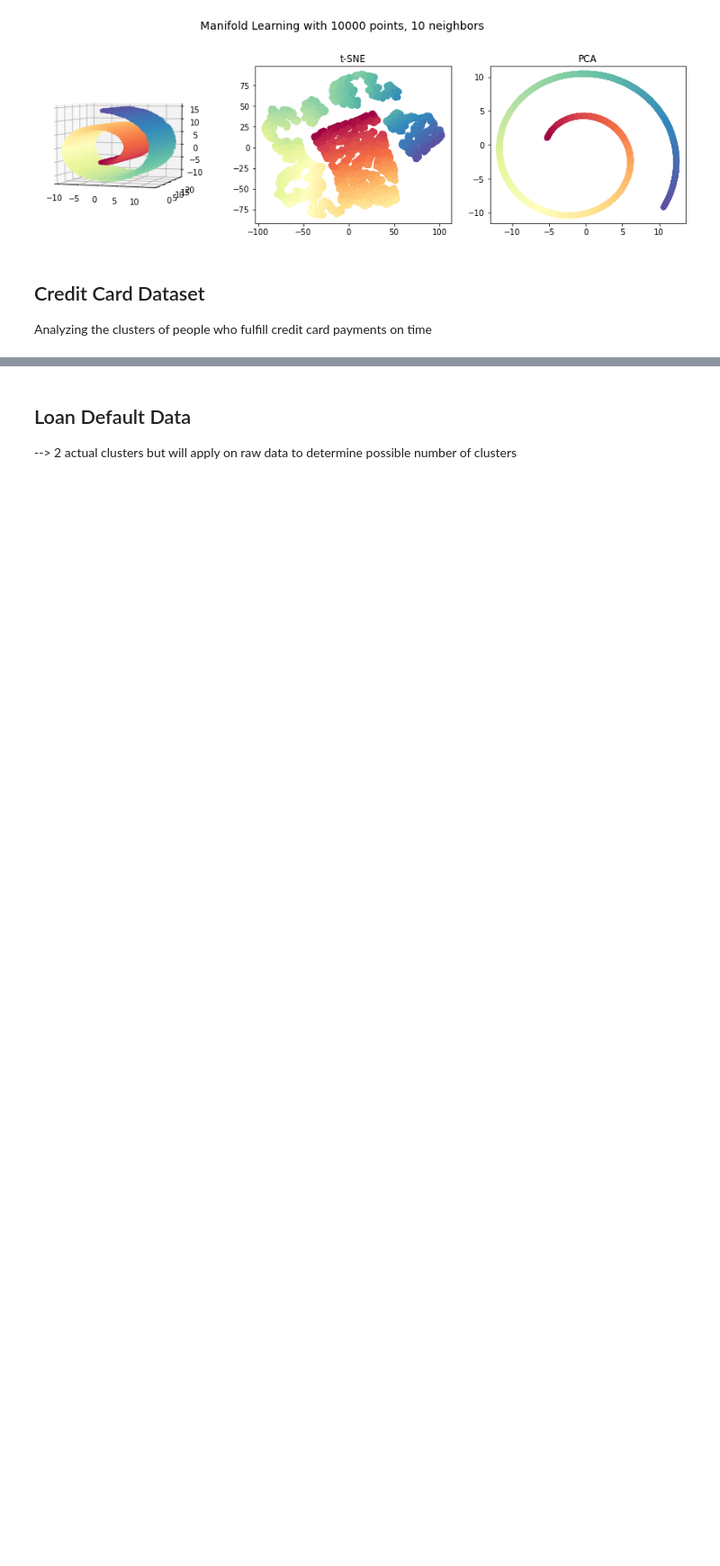
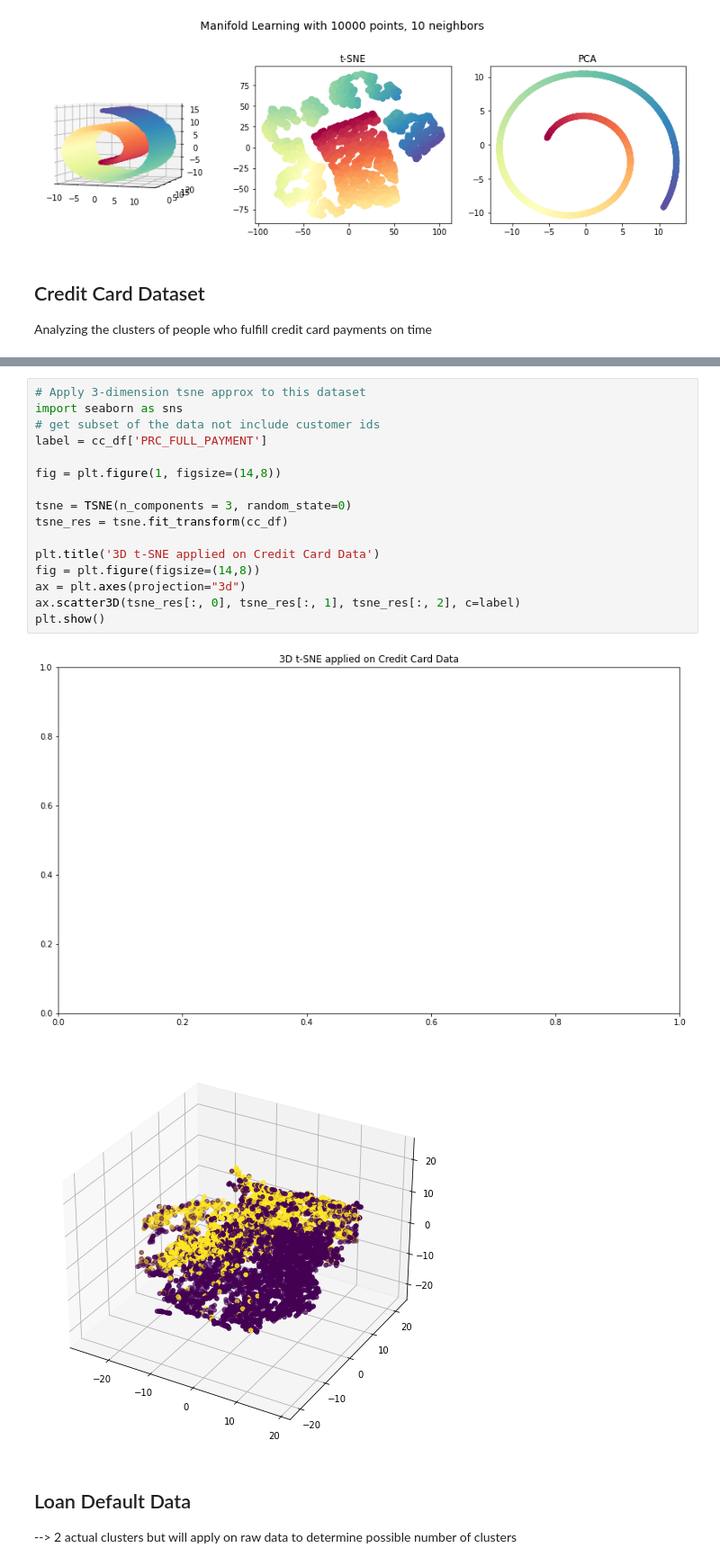
Before and after one commit to krutalp/MCFDS-Manifold-Learning, a Jupyter notebook: General_Visualizations.ipynb, the cells around one changed output, grey strips where cells are left out. Shown at 90% size. Saved outputs shown, nothing was run; the diff lists cells and outputs as text; blank space fills up the shorter version.

```diff
--- a/General_Visualizations.ipynb
+++ b/General_Visualizations.ipynb
@@ -83,3 +130,22 @@ df
+# %%
+# Apply 3-dimension tsne approx to this dataset
+import seaborn as sns
+# get subset of the data not include customer ids
+label = cc_df['PRC_FULL_PAYMENT']
+
+fig = plt.figure(1, figsize=(14,8))
+
+tsne = TSNE(n_components = 3, random_state=0)
+tsne_res = tsne.fit_transform(cc_df)
+
+plt.title('3D t-SNE applied on Credit Card Data')
+fig = plt.figure(figsize=(14,8))
+ax = plt.axes(projection="3d")
+ax.scatter3D(tsne_res[:, 0], tsne_res[:, 1], tsne_res[:, 2], c=label)
+plt.show()
+# %% [output]
+[figure, added]
+[figure, added]
 # %% [markdown]
 ## Loan Default Data
 
```
Also changed, not shown: parts of 18 cells of this notebook, 3 other files.
